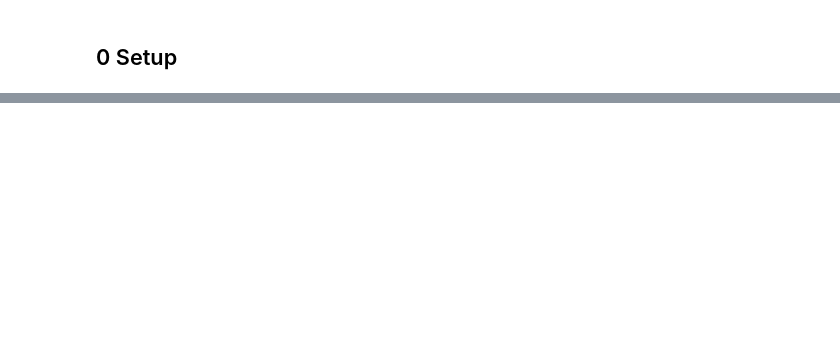
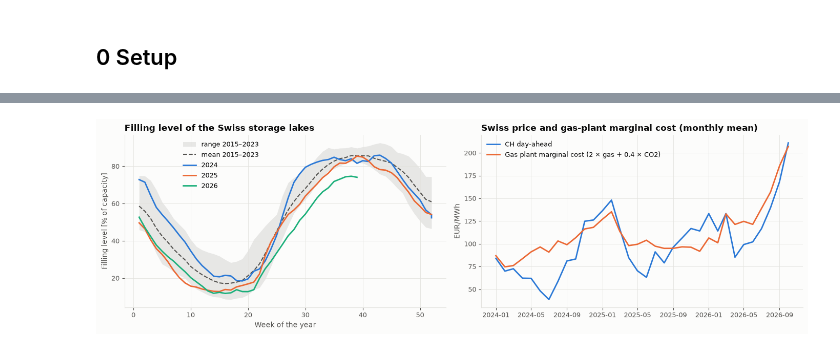
Before and after one commit to aaron04648/AI-EMS, a Jupyter notebook: notebooks/02_data_preparation.ipynb, the cells around one changed output, grey strips where cells are left out. Cells and saved outputs as stored; diff of their text form; code cells hidden in the pictures; blank space fills up the shorter version.

```diff
--- a/notebooks/02_data_preparation.ipynb
+++ b/notebooks/02_data_preparation.ipynb
@@ -492,0 +115,30 @@ erschwert.
+# %%
+fig, axes = plt.subplots(1, 2, figsize=(14, 4.3))
+ax = axes[0]
+st = storage.copy()
+st["week"] = dp.storage_week(st.index)
+clim = st[st.index.year <= 2023].groupby("week")["Reservoir level %"].agg(["mean", "min", "max"])
+ax.fill_between(clim.index, clim["min"], clim["max"], color=INK_2, alpha=0.12, linewidth=0, label="range 2015–2023")
+ax.plot(clim.index, clim["mean"], color=INK_2, linestyle="--", label="mean 2015–2023")
+for year, color in zip((2024, 2025, 2026), COLORS):
+    s = st[st.index.year == year]
+    ax.plot(s["week"], s["Reservoir level %"], color=color, linewidth=2, label=str(year))
+ax.set_title("Filling level of the Swiss storage lakes")
+ax.set_xlabel("Week of the year")
+ax.set_ylabel("Filling level [% of capacity]")
+ax.legend(loc="upper center", bbox_to_anchor=(0.3, 1))
+
+ax = axes[1]
+monthly_price = hourly["price_ch"].tz_convert(dp.TZ).resample("MS").mean().tz_localize(None)
+f = fuel.copy()
+f.index = pd.to_datetime(f.index)
+monthly_fuel = f.resample("MS").mean().loc[monthly_price.index.min():monthly_price.index.max()]
+ax.plot(monthly_price.index, monthly_price, color=COLORS[0], linewidth=2, label="CH day-ahead")
+ax.plot(monthly_fuel.index, monthly_fuel["Gas plant marginal cost"], color=COLORS[1], linewidth=2,
+        label="Gas plant marginal cost (2 × gas + 0.4 × CO2)")
+ax.set_title("Swiss price and gas-plant marginal cost (monthly mean)")
+ax.set_ylabel("EUR/MWh")
+ax.legend(loc="upper left")
+save(fig, "01_new_sources.png")
+# %% [output]
+[figure, added]
```
Also changed, not shown: parts of 63 cells of this notebook, 15 other files.
